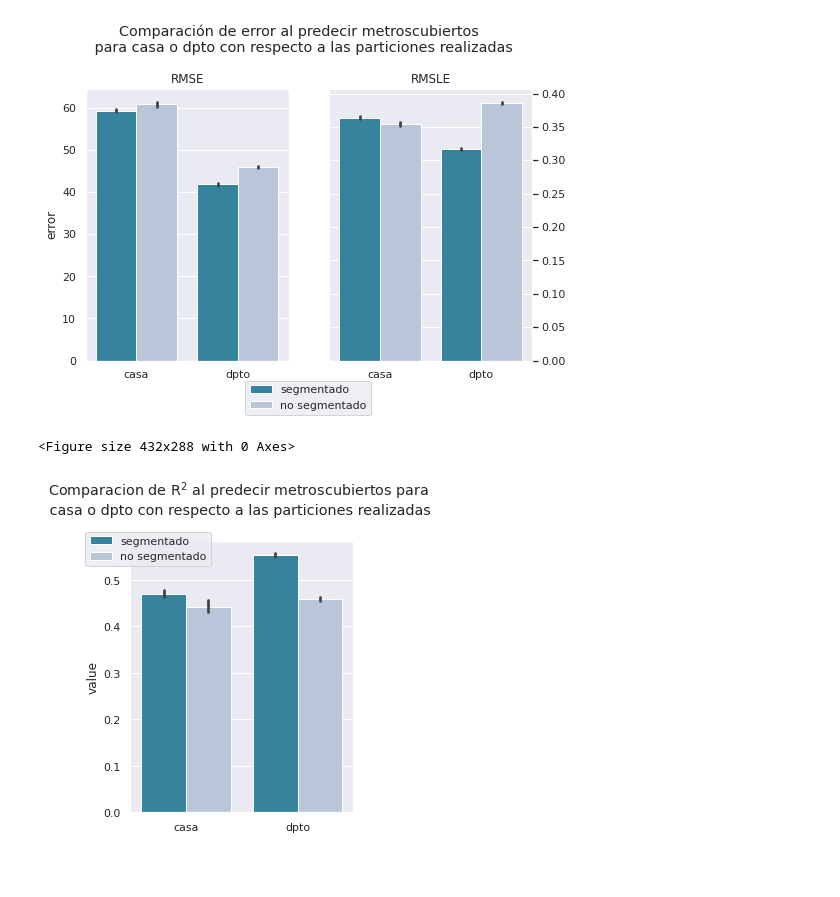
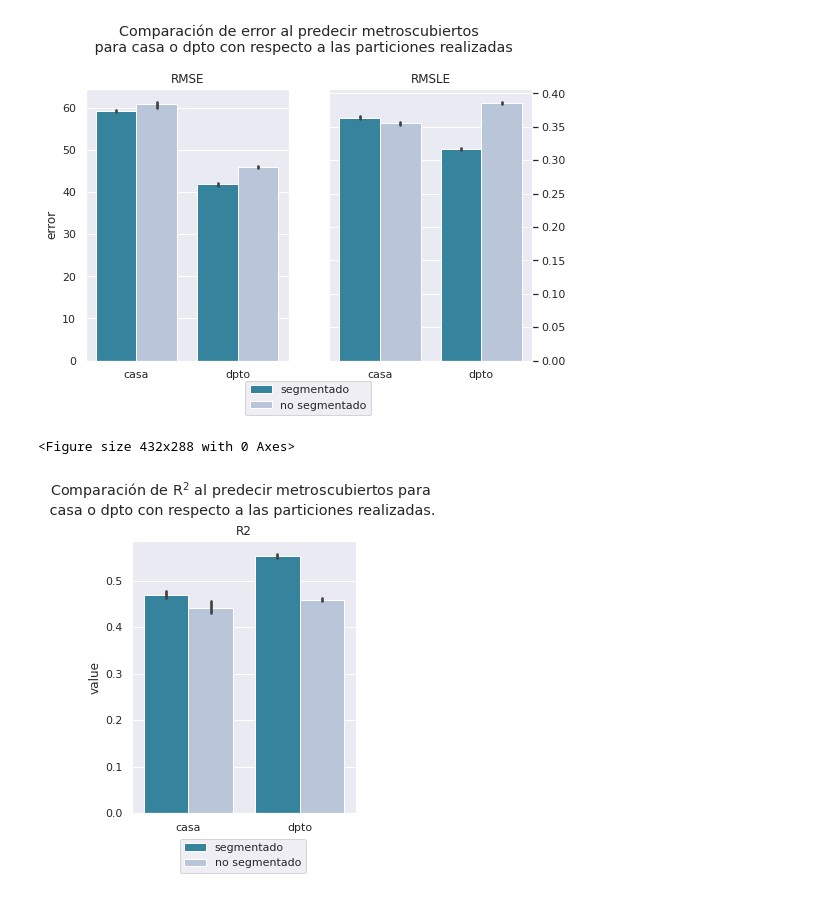
Before and after one commit to davidvenegasr/TP3-MetNum, a Jupyter notebook: notebooks/Exp3.ipynb, the cells around one changed output. Cells and saved outputs as stored; diff of their text form; code cells hidden in the pictures; blank space fills up the shorter version.

```diff
--- a/notebooks/Exp3.ipynb
+++ b/notebooks/Exp3.ipynb
@@ -527,11 +527,12 @@ df_r2 = pd.concat([df_casa, df_dpto])
 # %%
 fig = plt.figure(constrained_layout=True)
 fig, ax = plt.subplots(figsize=(4, 5))
 sns.barplot(ax=ax, data=df_r2, y='value', x="tipo", hue="clase", palette="PuBuGn_r")
-ax.legend(bbox_to_anchor=(-0.05,0.92), loc="upper left",  bbox_transform=fig.transFigure)
+ax.legend(bbox_to_anchor=(0.27,0.07), loc="upper left",  bbox_transform=fig.transFigure)
 x_axis = ax.xaxis.label.set_visible(False)
-fig.suptitle(r"Comparacion de $\mathrm{R}^2$ al predecir metroscubiertos para" + f"\n casa o dpto con respecto a las particiones realizadas", y=1.05)
+ax.set_title("R2")
+fig.suptitle(r"Comparación de $\mathrm{R}^2$ al predecir metroscubiertos para" + f"\n casa o dpto con respecto a las particiones realizadas.", y=1.05)
 plt.savefig("Exp3/Comp-de-R2-con-y-sin-particion.png", bbox_inches = "tight")
 # %% [output]
 <Figure size 432x288 with 0 Axes>
-[figure, old version]
+[figure, new version]
```
Also changed, not shown: 1 other file.
